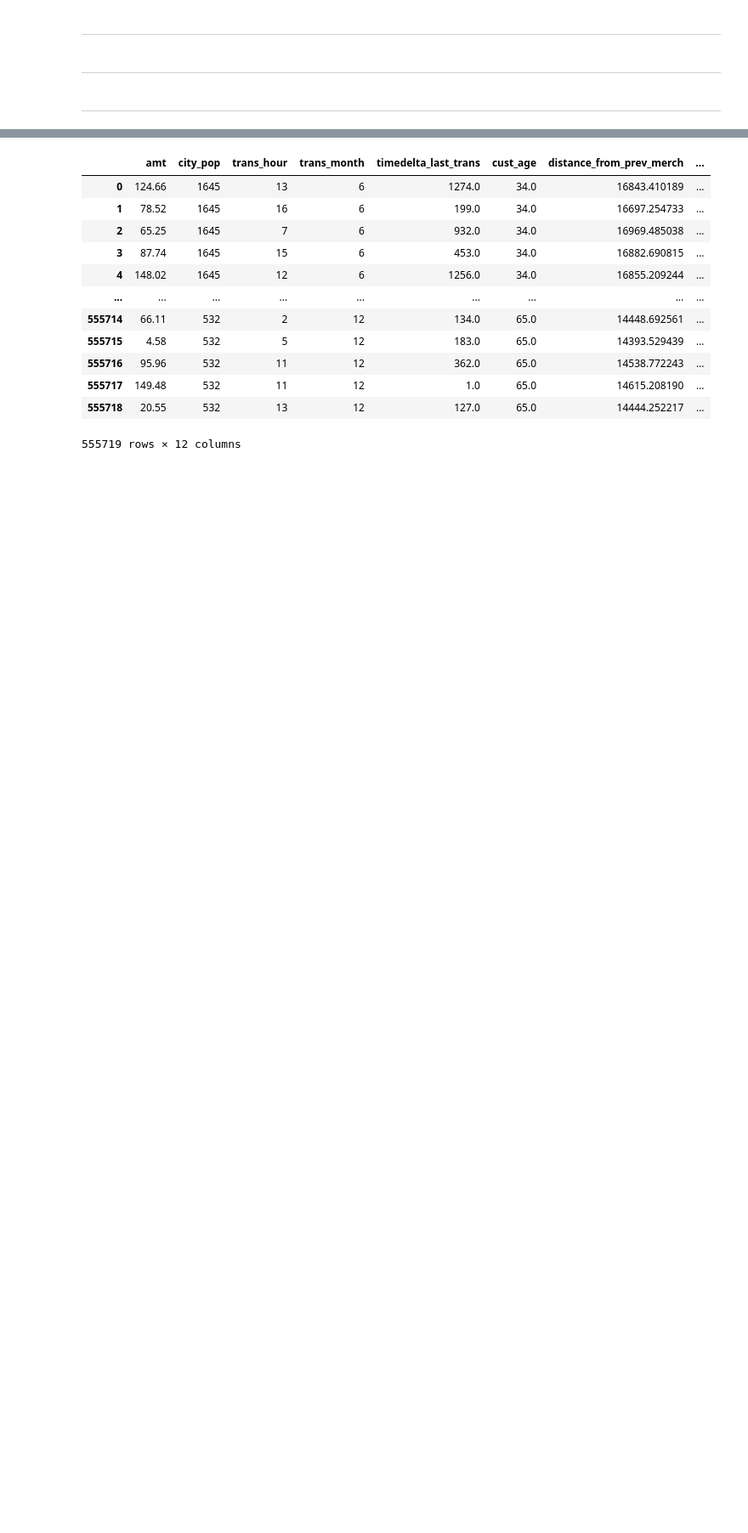
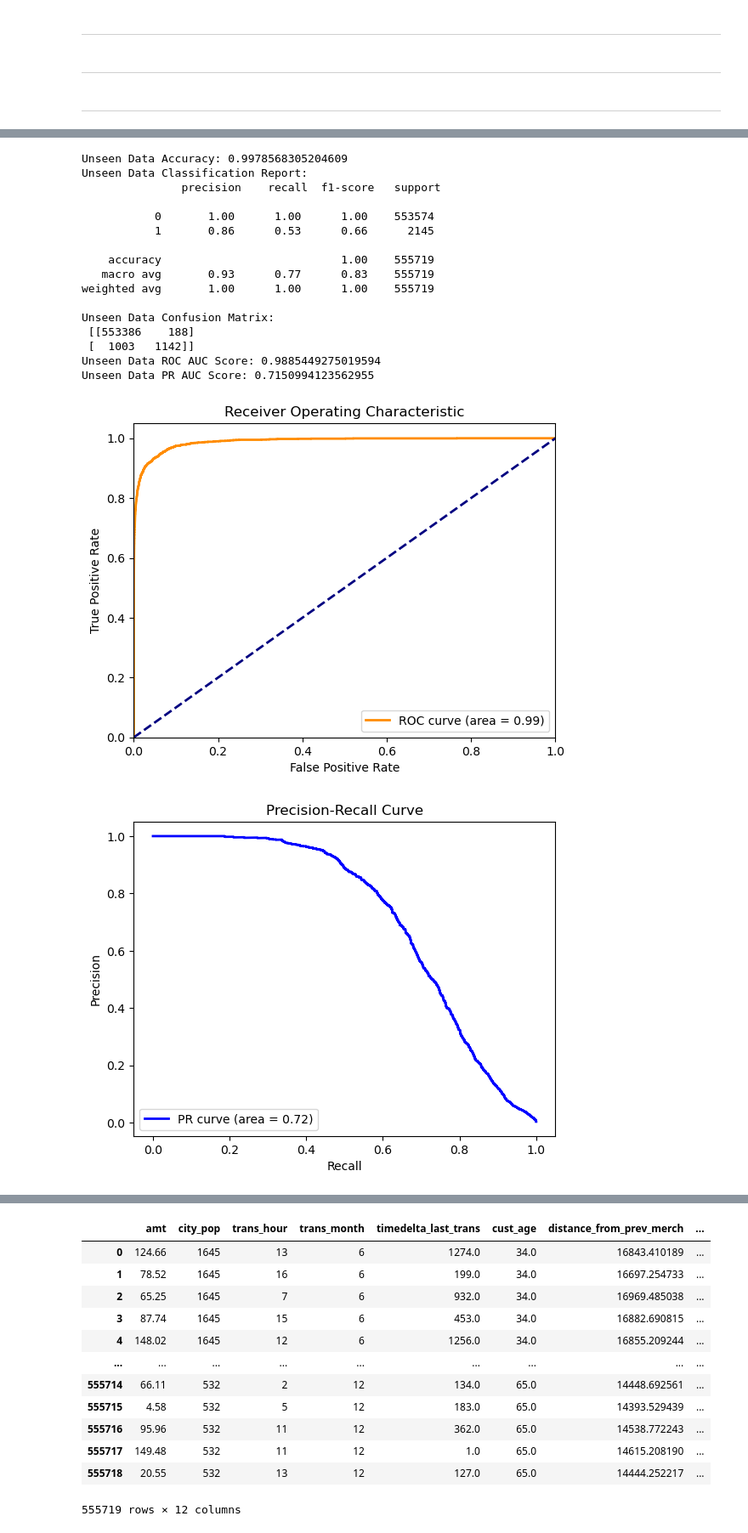
Before and after one commit to thanhdcng/detect-fraudulent-credit-card-transactions, a Jupyter notebook: notebooks/Loading model and testing on unseen using XGB.ipynb, the cells around one changed output, grey strips where cells are left out. Shown at 85% size. Drawn from its saved outputs; the diff is of its cells as text; code cells hidden in the pictures; blank space fills up the shorter version.

```diff
--- a/notebooks/Loading model and testing on unseen using XGB.ipynb
+++ b/notebooks/Loading model and testing on unseen using XGB.ipynb
@@ -172,0 +271,55 @@ Unseen Data PR AUC Score: 0.17666167719112633
+# %%
+# Make predictions on the unseen data with the best estimator
+y_unseen_pred = final_model.predict(X_unseen_scaled_df)
+y_unseen_pred_proba = final_model.predict_proba(X_unseen_scaled_df)[:, 1]
+
+# Evaluate the model on the unseen data
+print("Unseen Data Accuracy:", accuracy_score(y_unseen, y_unseen_pred))
+print("Unseen Data Classification Report:\n", classification_report(y_unseen, y_unseen_pred))
+print("Unseen Data Confusion Matrix:\n", confusion_matrix(y_unseen, y_unseen_pred))
+print("Unseen Data ROC AUC Score:", roc_auc_score(y_unseen, y_unseen_pred_proba))
+print("Unseen Data PR AUC Score:", average_precision_score(y_unseen, y_unseen_pred_proba))
+
+# Plot ROC Curve
+fpr, tpr, _ = roc_curve(y_unseen, y_unseen_pred_proba)
+roc_auc = auc(fpr, tpr)
+plt.figure()
+plt.plot(fpr, tpr, color='darkorange', lw=2, label='ROC curve (area = %0.2f)' % roc_auc)
+plt.plot([0, 1], [0, 1], color='navy', lw=2, linestyle='--')
+plt.xlim([0.0, 1.0])
+plt.ylim([0.0, 1.05])
+plt.xlabel('False Positive Rate')
+plt.ylabel('True Positive Rate')
+plt.title('Receiver Operating Characteristic')
+plt.legend(loc="lower right")
+plt.show()
+
+# Plot Precision-Recall Curve
+precision, recall, _ = precision_recall_curve(y_unseen, y_unseen_pred_proba)
+pr_auc = auc(recall, precision)
+plt.figure()
+plt.plot(recall, precision, color='b', lw=2, label='PR curve (area = %0.2f)' % pr_auc)
+plt.xlabel('Recall')
+plt.ylabel('Precision')
+plt.title('Precision-Recall Curve')
+plt.legend(loc="lower left")
+plt.show()
+# %% [output]
+Unseen Data Accuracy: 0.9978568305204609
+Unseen Data Classification Report:
+               precision    recall  f1-score   support
+
+           0       1.00      1.00      1.00    553574
+           1       0.86      0.53      0.66      2145
+
+    accuracy                           1.00    555719
+   macro avg       0.93      0.77      0.83    555719
+weighted avg       1.00      1.00      1.00    555719
+
+Unseen Data Confusion Matrix:
+ [[553386    188]
+ [  1003   1142]]
+Unseen Data ROC AUC Score: 0.9885449275019594
+Unseen Data PR AUC Score: 0.7150994123562955
+[figure, added]
+[figure, added]
```
Also changed, not shown: parts of 22 cells of this notebook, 7 other files.
